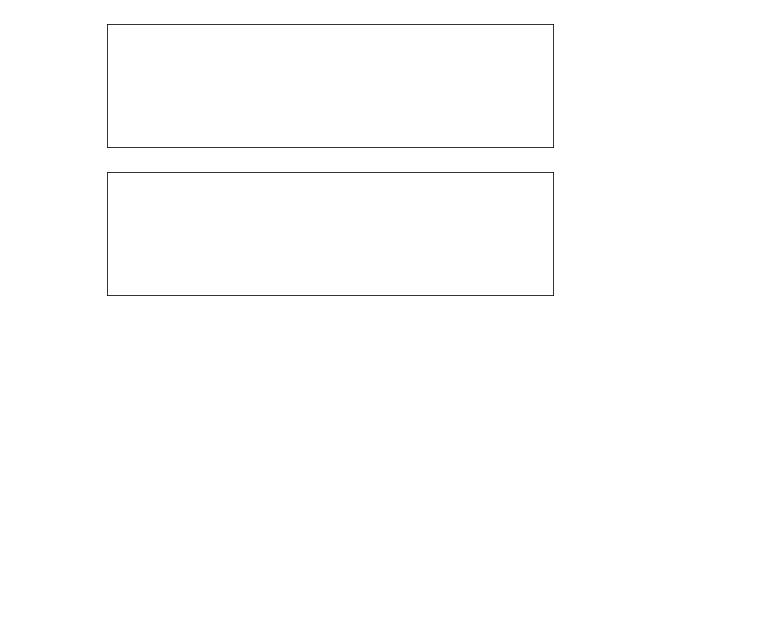
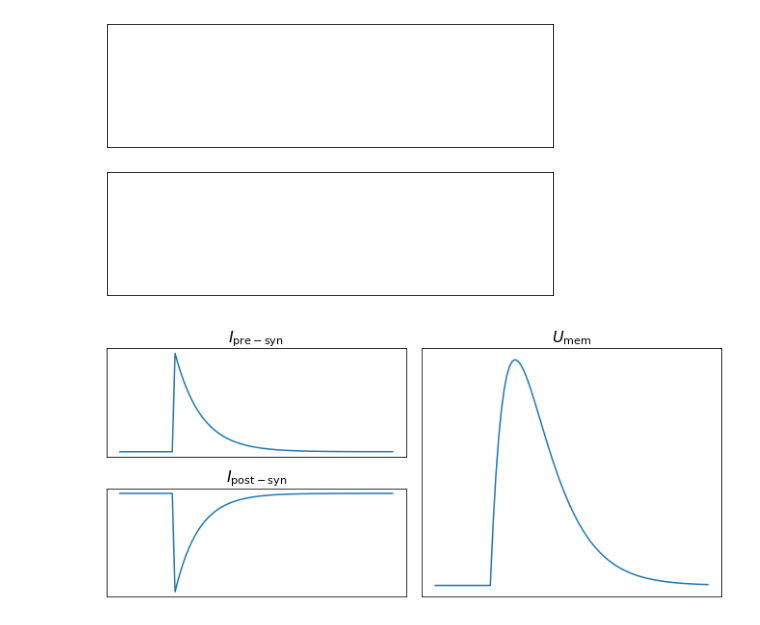
Before and after one commit to jeshraghian/snntorch, a Jupyter notebook: docs/_static/img/examples/tutorial2/conv_anim.ipynb, the cells around one changed output. Drawn from its saved outputs; the diff is of its cells as text; code cells hidden in the pictures; blank space fills up the shorter version.

```diff
--- a/docs/_static/img/examples/tutorial2/conv_anim.ipynb
+++ b/docs/_static/img/examples/tutorial2/conv_anim.ipynb
@@ -192,3 +196,30 @@ HTML(anim.to_html5_video())
 [figure]
 # %%
 anim.save('alpha.mp4', fps=30) # fps = frames per second
+# %%
+fig3 = plt.figure(constrained_layout=True, figsize=(9,4))
+gs = fig3.add_gridspec(2, 2)
+
+f3_ax1 = fig3.add_subplot(gs[0, 0])
+
+f3_ax1.set_xticks([])
+f3_ax1.set_yticks([])
+f3_ax1.plot(presyn20_rec[0:100])
+f3_ax1.set_title("$I_{\\rm pre-syn}$", size=16)
+
+f3_ax2 = fig3.add_subplot(gs[1, 0])
+f3_ax2.set_xticks([])
+f3_ax2.set_yticks([])
+f3_ax2.plot(postsyn20_rec[0:100])
+f3_ax2.set_title("$I_{\\rm post-syn}$", size=16)
+
+f3_ax3 = fig3.add_subplot(gs[:, 1])
+f3_ax3.set_xticks([])
+f3_ax3.set_yticks([])
+f3_ax3.plot(mem20_rec[0:100])
+f3_ax3.set_title("$U_{\\rm mem}$", size=16)
+
+plt.savefig("alpha.png", dpi=600, facecolor='w')
+# plt.show()
+# %% [output]
+[figure, added]
```
Also changed, not shown: parts of 2 cells of this notebook.
